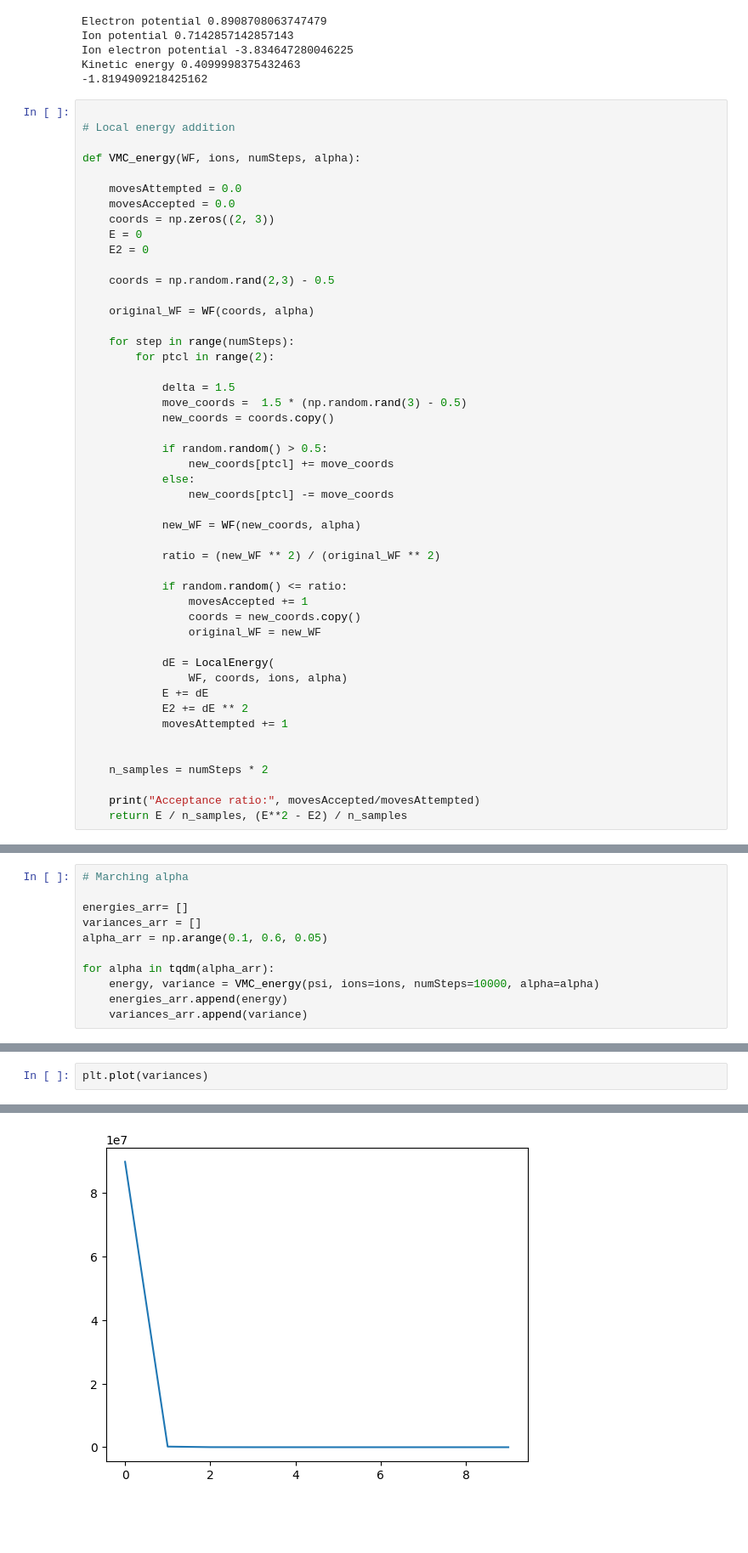
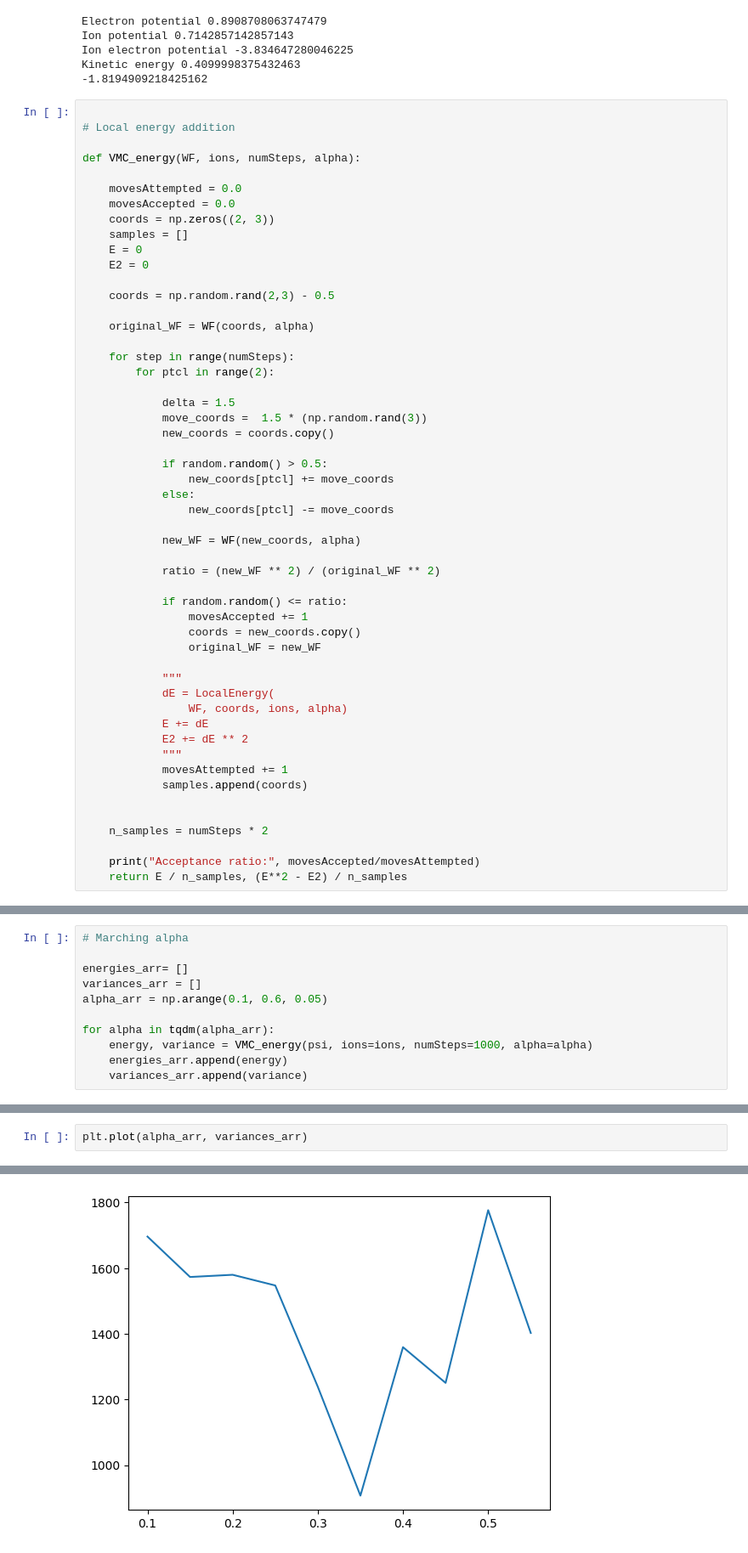
Before and after one commit to Parvfect/QVMC, a Jupyter notebook: intro.ipynb, the cells around one changed output, grey strips where cells are left out. Shown at 85% size. Drawn from its saved outputs; the diff is of its cells as text; blank space fills up the shorter version.

```diff
--- a/intro.ipynb
+++ b/intro.ipynb
@@ -169,6 +168,7 @@ def VMC_energy(WF, ions, numSteps, alpha):
     movesAttempted = 0.0
     movesAccepted = 0.0
     coords = np.zeros((2, 3))
+    samples = []
     E = 0
     E2 = 0
 
@@ -180,7 +180,7 @@ def VMC_energy(WF, ions, numSteps, alpha):
         for ptcl in range(2):
 
             delta = 1.5
-            move_coords =  1.5 * (np.random.rand(3) - 0.5)
+            move_coords =  1.5 * (np.random.rand(3))
             new_coords = coords.copy()
 
             if random.random() > 0.5:
@@ -197,11 +197,14 @@ def VMC_energy(WF, ions, numSteps, alpha):
                 coords = new_coords.copy()
                 original_WF = new_WF
 
+            """
             dE = LocalEnergy(
                 WF, coords, ions, alpha)
             E += dE
             E2 += dE ** 2
+            """
             movesAttempted += 1
+            samples.append(coords)
 
 
     n_samples = numSteps * 2
@@ -225,7 +228,7 @@ variances_arr = []
 alpha_arr = np.arange(0.1, 0.6, 0.05)
 
 for alpha in tqdm(alpha_arr):
-    energy, variance = VMC_energy(psi, ions=ions, numSteps=10000, alpha=alpha)
+    energy, variance = VMC_energy(psi, ions=ions, numSteps=1000, alpha=alpha)
     energies_arr.append(energy)
     variances_arr.append(variance)
 # %% [output]
@@ -247,5 +250,5 @@ plt.plot(alpha_arr, energies_arr)
 # %%
-plt.plot(variances)
+plt.plot(alpha_arr, variances_arr)
 # %% [output]
 [<matplotlib.lines.Line2D at 0x...>]
-[figure, old version]
+[figure, new version]
```
Also changed, not shown: parts of 7 cells of this notebook, 3 other files.
